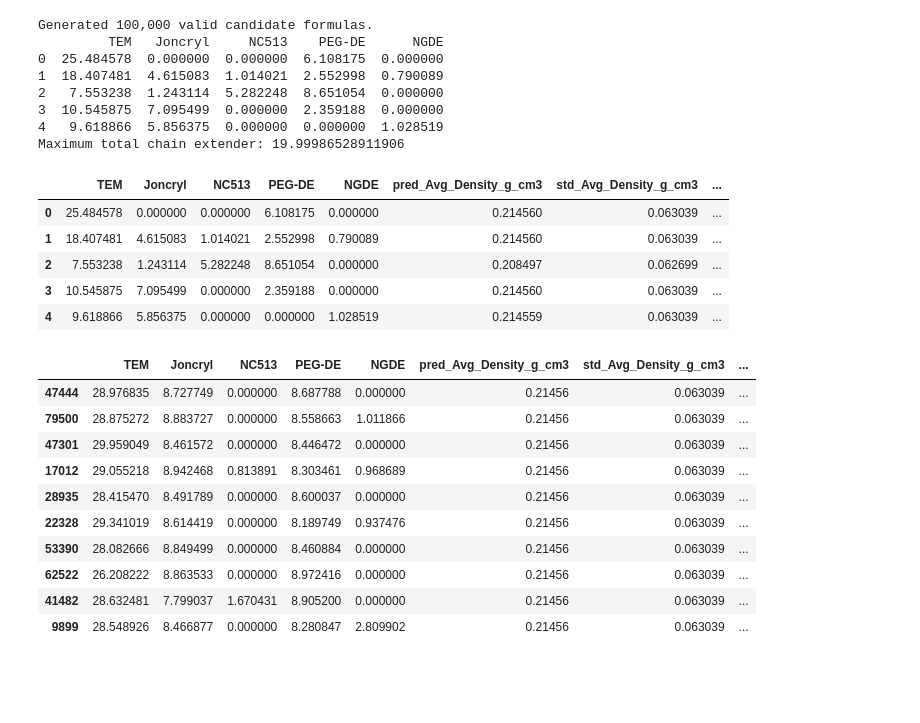
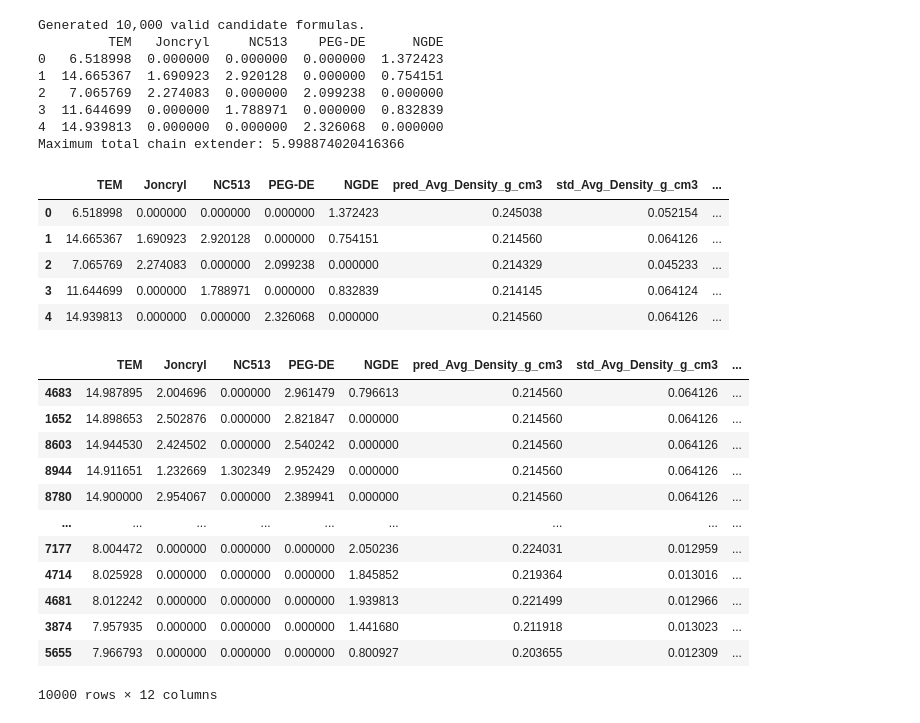
Before and after one commit to brookeb2000/foam-project, a Jupyter notebook: notebooks/0.10-bab-find-most-uncertain-formulas.ipynb, the cells around one changed output. Cells and saved outputs as stored; diff of their text form; code cells hidden in the pictures; blank space fills up the shorter version.

```diff
--- a/notebooks/0.10-bab-find-most-uncertain-formulas.ipynb
+++ b/notebooks/0.10-bab-find-most-uncertain-formulas.ipynb
@@ -55,16 +51,16 @@ print(df.head())
 # %%
-# get the 100,000 candidate formulas, they are stored in candidate_set
+# get the 10,000 candidate formulas, they are stored in candidate_set
 
 # Formula constraints:
-# - TEM: 3-30%.
-# - Each chain extender (Joncryl, NC513, PEG-DE, NGDE): 0.7-9% when included; 0% when omitted.
-# - Combined chain extender amount: no more than 20%.
-# - Generate 100,000 valid candidate formulas.
+# - TEM: 5-15%.
+# - Each chain extender (Joncryl, NC513, PEG-DE, NGDE): 0.7-3% when included; 0% when omitted.
+# - Combined chain extender amount: no more than 6%.
+# - Generate 10,000 valid candidate formulas.
 
 import numpy as np
 import pandas as pd
 
-candidate_count = 100_000
+candidate_count = 10_000
 chain_extender_cols = ["Joncryl", "NC513", "PEG-DE", "NGDE"]
 feature_cols = ["TEM", *chain_extender_cols]
 rng = np.random.default_rng(42)
@@ -72,43 +68,43 @@ rng = np.random.default_rng(42)
 candidate_chunks = []
 collected = 0
 while collected < candidate_count:
-    batch_size = max(10_000, 2 * (candidate_count - collected))
+    batch_size = max(1_000, 2 * (candidate_count - collected))
     active_counts = rng.integers(1, len(chain_extender_cols) + 1, size=batch_size)
     active_order = rng.random((batch_size, len(chain_extender_cols))).argsort(axis=1)
     active_mask = active_order < active_counts[:, None]
-    extender_amounts = rng.uniform(0.7, 9.0, size=(batch_size, len(chain_extender_cols)))
+    extender_amounts = rng.uniform(0.7, 3.0, size=(batch_size, len(chain_extender_cols)))
     extender_amounts = np.where(active_mask, extender_amounts, 0.0)
 
-    valid_mask = extender_amounts.sum(axis=1) <= 20.0
+    valid_mask = extender_amounts.sum(axis=1) <= 6.0
     valid_batch = extender_amounts[valid_mask]
     candidate_chunks.append(valid_batch)
     collected += len(valid_batch)
 
 extender_values = np.concatenate(candidate_chunks, axis=0)[:candidate_count]
 candidate_set = pd.DataFrame(extender_values, columns=chain_extender_cols)
-candidate_set.insert(0, "TEM", rng.uniform(3.0, 30.0, size=candidate_count))
+candidate_set.insert(0, "TEM", rng.uniform(5.0, 15.0, size=candidate_count))
 candidate_set = candidate_set[feature_cols]
 
 # Confirm the generated formulas satisfy every requested bound.
 assert len(candidate_set) == candidate_count
-assert candidate_set["TEM"].between(3.0, 30.0).all()
-assert candidate_set[chain_extender_cols].sum(axis=1).le(20.0).all()
+assert candidate_set["TEM"].between(5.0, 15.0).all()
+assert candidate_set[chain_extender_cols].sum(axis=1).le(6.0).all()
 for col in chain_extender_cols:
     active = candidate_set[col].ne(0)
-    assert candidate_set.loc[active, col].between(0.7, 9.0).all()
+    assert candidate_set.loc[active, col].between(0.7, 3.0).all()
 
 print(f"Generated {len(candidate_set):,} valid candidate formulas.")
 print(candidate_set.head())
 print("Maximum total chain extender:", candidate_set[chain_extender_cols].sum(axis=1).max())
 # %% [output]
-Generated 100,000 valid candidate formulas.
+Generated 10,000 valid candidate formulas.
          TEM   Joncryl     NC513    PEG-DE      NGDE
-0  25.484578  0.000000  0.000000  6.108175  0.000000
-1  18.407481  4.615083  1.014021  2.552998  0.790089
-2   7.553238  1.243114  5.282248  8.651054  0.000000
-3  10.545875  7.095499  0.000000  2.359188  0.000000
-4   9.618866  5.856375  0.000000  0.000000  1.028519
-Maximum total chain extender: 19.99986528911906
+0   6.518998  0.000000  0.000000  0.000000  1.372423
+1  14.665367  1.690923  2.920128  0.000000  0.754151
+2   7.065769  2.274083  0.000000  2.099238  0.000000
+3  11.644699  0.000000  1.788971  0.000000  0.832839
+4  14.939813  0.000000  0.000000  2.326068  0.000000
+Maximum total chain extender: 5.998874020416366
 # %%
 # get predictions and predictive uncertainty for these formulas, stored in
 # candidate_predictions
@@ -149,51 +145,53 @@ if missing_std_cols:
 display(candidate_predictions.head())
 # %% [output]
 |  | TEM | Joncryl | NC513 | PEG-DE | NGDE | pred_Avg_Density_g_cm3 | std_Avg_Density_g_cm3 | ... |
-| 0 | 25.484578 | 0.000000 | 0.000000 | 6.108175 | 0.000000 | 0.214560 | 0.063039 | ... |
-| 1 | 18.407481 | 4.615083 | 1.014021 | 2.552998 | 0.790089 | 0.214560 | 0.063039 | ... |
-| 2 | 7.553238 | 1.243114 | 5.282248 | 8.651054 | 0.000000 | 0.208497 | 0.062699 | ... |
-| 3 | 10.545875 | 7.095499 | 0.000000 | 2.359188 | 0.000000 | 0.214560 | 0.063039 | ... |
-| 4 | 9.618866 | 5.856375 | 0.000000 | 0.000000 | 1.028519 | 0.214559 | 0.063039 | ... |
+| 0 | 6.518998 | 0.000000 | 0.000000 | 0.000000 | 1.372423 | 0.245038 | 0.052154 | ... |
+| 1 | 14.665367 | 1.690923 | 2.920128 | 0.000000 | 0.754151 | 0.214560 | 0.064126 | ... |
+| 2 | 7.065769 | 2.274083 | 0.000000 | 2.099238 | 0.000000 | 0.214329 | 0.045233 | ... |
+| 3 | 11.644699 | 0.000000 | 1.788971 | 0.000000 | 0.832839 | 0.214145 | 0.064124 | ... |
+| 4 | 14.939813 | 0.000000 | 0.000000 | 2.326068 | 0.000000 | 0.214560 | 0.064126 | ... |
 # %%
 # find the 10 most uncertain formulas (highest std)
 
 import numpy as np
 
 std_cols = [col for col in candidate_predictions.columns if col.startswith("std_")]
 if not std_cols:
     raise ValueError("No standard-deviation columns (std_...) found in candidate_predictions.")
 
 std_values = candidate_predictions[std_cols].to_numpy(dtype=float)
 if not np.isfinite(std_values).all():
     raise ValueError("Standard-deviation values contain missing or non-finite values.")
 
 std_min = std_values.min(axis=0)
 std_range = std_values.max(axis=0) - std_min
 
 # Normalize each property's uncertainty to [0, 1].
 normalized_std = np.divide(
     std_values - std_min,
     std_range,
     out=np.zeros_like(std_values),
     where=std_range > 0,
 )
 
 df = candidate_predictions.copy()
 df["uncertainty_score"] = normalized_std.mean(axis=1)
 
-# The 10 formulas with the highest equal-weight normalized uncertainty.
-df = df.nlargest(10, "uncertainty_score").copy()
+# The 10,000 formulas with the highest equal-weight normalized uncertainty.
+df = df.nlargest(10000, "uncertainty_score").copy()
 
 display(df)
 # %% [output]
 |  | TEM | Joncryl | NC513 | PEG-DE | NGDE | pred_Avg_Density_g_cm3 | std_Avg_Density_g_cm3 | ... |
-| 47444 | 28.976835 | 8.727749 | 0.000000 | 8.687788 | 0.000000 | 0.21456 | 0.063039 | ... |
-| 79500 | 28.875272 | 8.883727 | 0.000000 | 8.558663 | 1.011866 | 0.21456 | 0.063039 | ... |
-| 47301 | 29.959049 | 8.461572 | 0.000000 | 8.446472 | 0.000000 | 0.21456 | 0.063039 | ... |
-| 17012 | 29.055218 | 8.942468 | 0.813891 | 8.303461 | 0.968689 | 0.21456 | 0.063039 | ... |
-| 28935 | 28.415470 | 8.491789 | 0.000000 | 8.600037 | 0.000000 | 0.21456 | 0.063039 | ... |
-| 22328 | 29.341019 | 8.614419 | 0.000000 | 8.189749 | 0.937476 | 0.21456 | 0.063039 | ... |
-| 53390 | 28.082666 | 8.849499 | 0.000000 | 8.460884 | 0.000000 | 0.21456 | 0.063039 | ... |
-| 62522 | 26.208222 | 8.863533 | 0.000000 | 8.972416 | 0.000000 | 0.21456 | 0.063039 | ... |
-| 41482 | 28.632481 | 7.799037 | 1.670431 | 8.905200 | 0.000000 | 0.21456 | 0.063039 | ... |
-| 9899 | 28.548926 | 8.466877 | 0.000000 | 8.280847 | 2.809902 | 0.21456 | 0.063039 | ... |
+| 4683 | 14.987895 | 2.004696 | 0.000000 | 2.961479 | 0.796613 | 0.214560 | 0.064126 | ... |
+| 1652 | 14.898653 | 2.502876 | 0.000000 | 2.821847 | 0.000000 | 0.214560 | 0.064126 | ... |
+| 8603 | 14.944530 | 2.424502 | 0.000000 | 2.540242 | 0.000000 | 0.214560 | 0.064126 | ... |
+| 8944 | 14.911651 | 1.232669 | 1.302349 | 2.952429 | 0.000000 | 0.214560 | 0.064126 | ... |
+| 8780 | 14.900000 | 2.954067 | 0.000000 | 2.389941 | 0.000000 | 0.214560 | 0.064126 | ... |
+| ... | ... | ... | ... | ... | ... | ... | ... | ... |
+| 7177 | 8.004472 | 0.000000 | 0.000000 | 0.000000 | 2.050236 | 0.224031 | 0.012959 | ... |
+| 4714 | 8.025928 | 0.000000 | 0.000000 | 0.000000 | 1.845852 | 0.219364 | 0.013016 | ... |
+| 4681 | 8.012242 | 0.000000 | 0.000000 | 0.000000 | 1.939813 | 0.221499 | 0.012966 | ... |
+| 3874 | 7.957935 | 0.000000 | 0.000000 | 0.000000 | 1.441680 | 0.211918 | 0.013023 | ... |
+| 5655 | 7.966793 | 0.000000 | 0.000000 | 0.000000 | 0.800927 | 0.203655 | 0.012309 | ... |
+10000 rows × 12 columns
```
Also changed, not shown: parts of 3 cells of this notebook, 5 other files.
